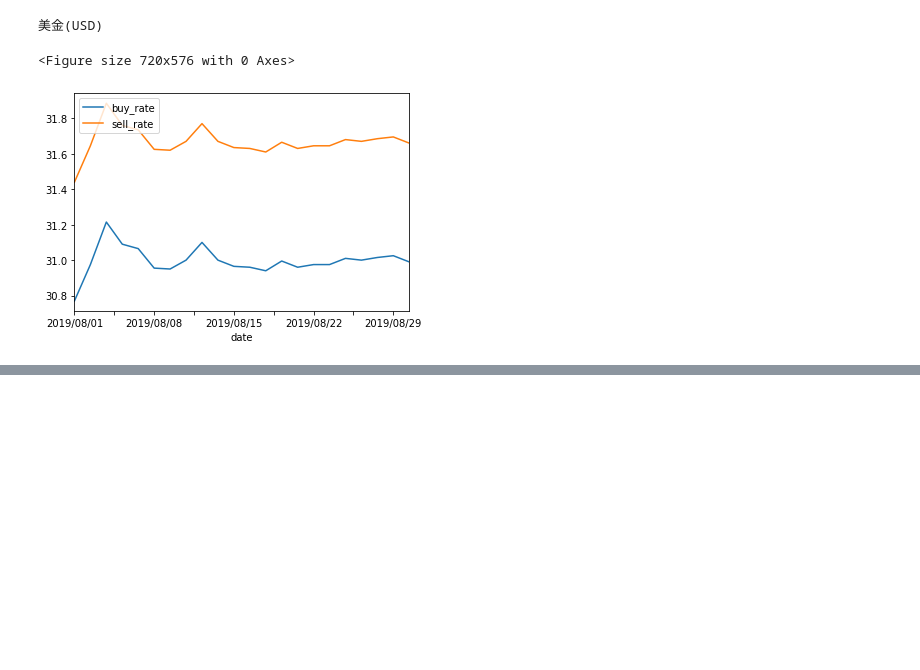
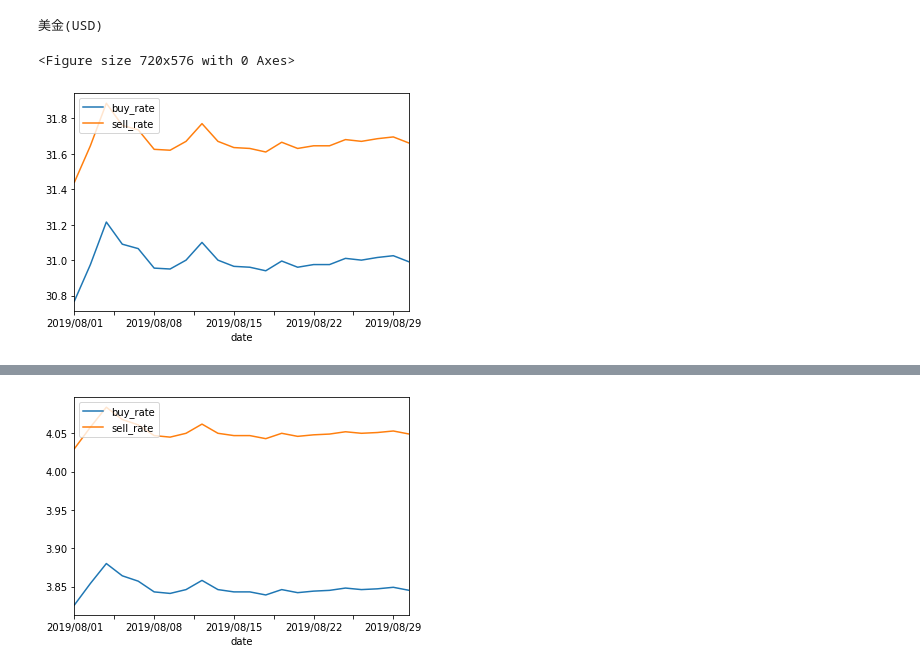
Before and after one commit to takumix821/2nd-PyCrawlerMarathon, a Jupyter notebook: Homework/Day015_HW.ipynb, the cells around one changed output, grey strips where cells are left out. Saved outputs shown, nothing was run; the diff lists cells and outputs as text; code cells hidden in the pictures; blank space fills up the shorter version.

```diff
--- a/Homework/Day015_HW.ipynb
+++ b/Homework/Day015_HW.ipynb
@@ -56,0 +58,7 @@ IndentationError: unexpected indent (<ipython-input-16-4a65c366551b>, line 6)
+# %%
+quote_history_url = history_rate_link.replace("history", "quote/2019-08")
+# %%
+resp = requests.get(quote_history_url)
+resp.encoding = 'utf-8'
+history = BeautifulSoup(resp.text, "lxml")
+history_table = history.find(name='table', attrs={'title':'歷史本行營業時間牌告匯率'}).find(name='tbody').find_all(name='tr')
@@ -56,0 +97,12 @@ IndentationError: unexpected indent (<ipython-input-16-4a65c366551b>, line 6)
+# %%
+HistoryExchangeRate = pd.DataFrame({'date': history_date,
+                                    'buy_rate':history_buy,
+                                    'sell_rate':history_sell})
+
+HistoryExchangeRate = HistoryExchangeRate.set_index('date')
+HistoryExchangeRate = HistoryExchangeRate.sort_index(ascending=True)
+
+plt.figure(figsize=(10, 8))
+HistoryExchangeRate[['buy_rate','sell_rate']].plot()
+plt.legend(loc="upper left")
+plt.show()
@@ -57,59 +112,43 @@ IndentationError: unexpected indent (<ipython-input-16-4a65c366551b>, line 6)
 # %%
-# 先到牌告匯率首頁，爬取所有貨幣的種類
-url = "https://rate.bot.com.tw/xrt?Lang=zh-TW"
-resp = requests.get(url)
-resp.encoding = 'utf-8'
-html = BeautifulSoup(resp.text, "lxml")
-rate_table = html.find(name='table', attrs={'title':'牌告匯率'}).find(name='tbody').find_all(name='tr')
+#利用迴圈畫出每種貨幣的plot
 
-# 擷取匯率表格，把美金(也就是匯率表的第一個元素)擷取出來，查詢其歷史匯率
-currency = rate_table[0].find(name='div', attrs={'class':'visible-phone print_hide'})
-print(currency.get_text().replace(" ", ""))  # 貨幣種類
+for p in rate_table:
+    currency = p.find(name='div', attrs={'class':'visible-phone print_hide'})
+    print(currency.get_text().replace(" ", ""))
 
-# 針對美金，找到其「歷史匯率」的首頁
-history_link = rate_table[0].find(name='td', attrs={'data-table':'歷史匯率'})
-history_rate_link = "https://rate.bot.com.tw" + history_link.a["href"]  # 該貨幣的歷史資料首頁
+    history_link = p.find(name='td', attrs={'data-table':'歷史匯率'})
+    history_rate_link = "https://rate.bot.com.tw" + history_link.a["href"]
 
-#
-# 到貨幣歷史匯率網頁，選則該貨幣的「歷史區間」，送出查詢後，觀察其網址變化情形，再試著抓取其歷史匯率資料
-#
-# 用「quote/年-月」去取代網址內容，就可以連到該貨幣的歷史資料
-quote_history_url = history_rate_link.replace("history", "quote/2019-08")
-resp = requests.get(quote_history_url)
-resp.encoding = 'utf-8'
-history = BeautifulSoup(resp.text, "lxml")
-history_table = history.find(name='table', attrs={'title':'歷史本行營業時間牌告匯率'}).find(name='tbody').find_all(name='tr')
+    quote_history_url = history_rate_link.replace("history", "quote/2019-08")
+    resp = requests.get(quote_history_url)
+    resp.encoding = 'utf-8'
+    history = BeautifulSoup(resp.text, "lxml")
+    history_table = history.find(name='table', attrs={'title':'歷史本行營業時間牌告匯率'}).find(name='tbody').find_all(name='tr')
 
-#
-# 擷取到歷史匯率資料後，把資料彙整起來並畫出趨勢圖
-#
-date_history = list()
-history_buy = list()
-history_sell = list()
+    date_history = list()
+    history_buy = list()
+    history_sell = list()
 
-for history_rate in history_table:
-    # 擷取日期資料
-    date_string = history_rate.a.get_text()
-    date = datetime.strptime(date_string, '%Y/%M/%d').strftime('%Y/%M/%d')  # 轉換日期格式
-    date_history.append(date)  # 日期歷史資料
+    for history_rate in history_table:
+        date_string = history_rate.a.get_text()
+        date = datetime.strptime(date_string, '%Y/%M/%d').strftime('%Y/%M/%d')
+        date_history.append(date)
 
-    history_ex_rate = history_rate.find_all(name='td', attrs={'class':'rate-content-cash text-right print_table-cell'})
-    history_buy.append(float(history_ex_rate[0].get_text()))  # 歷史買入匯率
-    history_sell.append(float(history_ex_rate[1].get_text()))  # 歷史賣出匯率
+        history_ex_rate = history_rate.find_all(name='td', attrs={'class':'rate-content-cash text-right print_table-cell'})
+        history_buy.append(float(history_ex_rate[0].get_text()))
+        history_sell.append(float(history_ex_rate[1].get_text()))
 
-# 將匯率資料建成dataframe形式
-HistoryExchangeRate = pd.DataFrame({'date': date_history,
-                                    'buy_rate':history_buy,
-                                    'sell_rate':history_sell})
+    HistoryExchangeRate = pd.DataFrame({'date': date_history,
+                                        'buy_rate':history_buy,
+                                        'sell_rate':history_sell})
 
-HistoryExchangeRate = HistoryExchangeRate.set_index('date')  # 指定日期欄位為datafram的index
-HistoryExchangeRate = HistoryExchangeRate.sort_index(ascending=True)
+    HistoryExchangeRate = HistoryExchangeRate.set_index('date')
+    HistoryExchangeRate = HistoryExchangeRate.sort_index(ascending=True)
 
-# 畫出歷史匯率軌跡圖
-plt.figure(figsize=(10, 8))
-HistoryExchangeRate[['buy_rate','sell_rate']].plot()  # x=['date'], y=[['buy_rate','sell_rate']]
-plt.legend(loc="upper left")
-plt.show()
+    plt.figure(figsize=(10, 8))
+    HistoryExchangeRate[['buy_rate','sell_rate']].plot()
+    plt.legend(loc="upper left")
+    plt.show()
 # %% [output]
 美金(USD)
 <Figure size 720x576 with 0 Axes>
@@ -116,0 +158 @@ plt.show()
+[figure, added]
```
Also changed, not shown: parts of 9 cells of this notebook.
